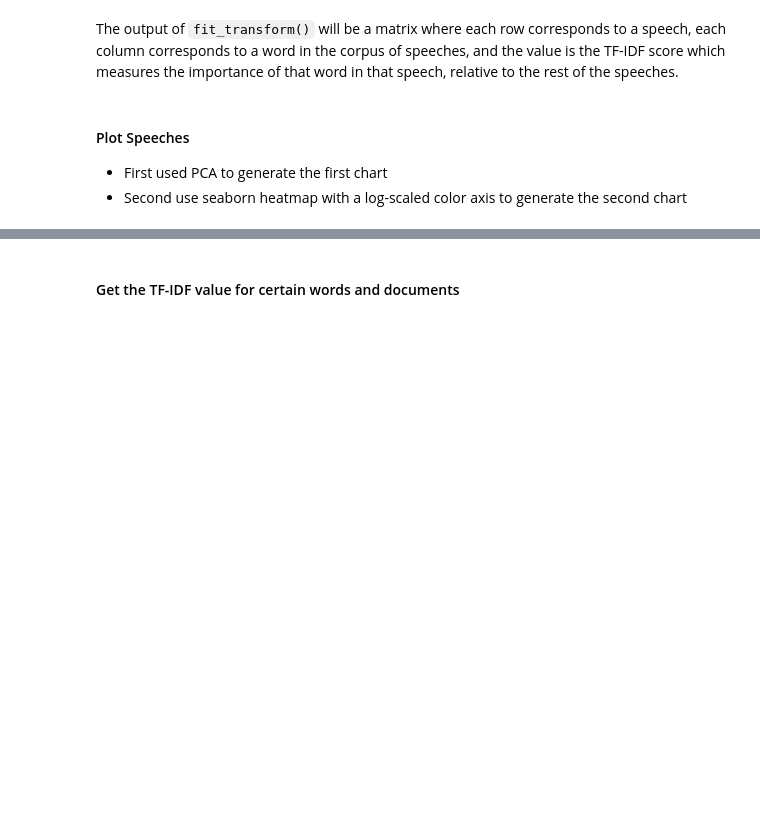
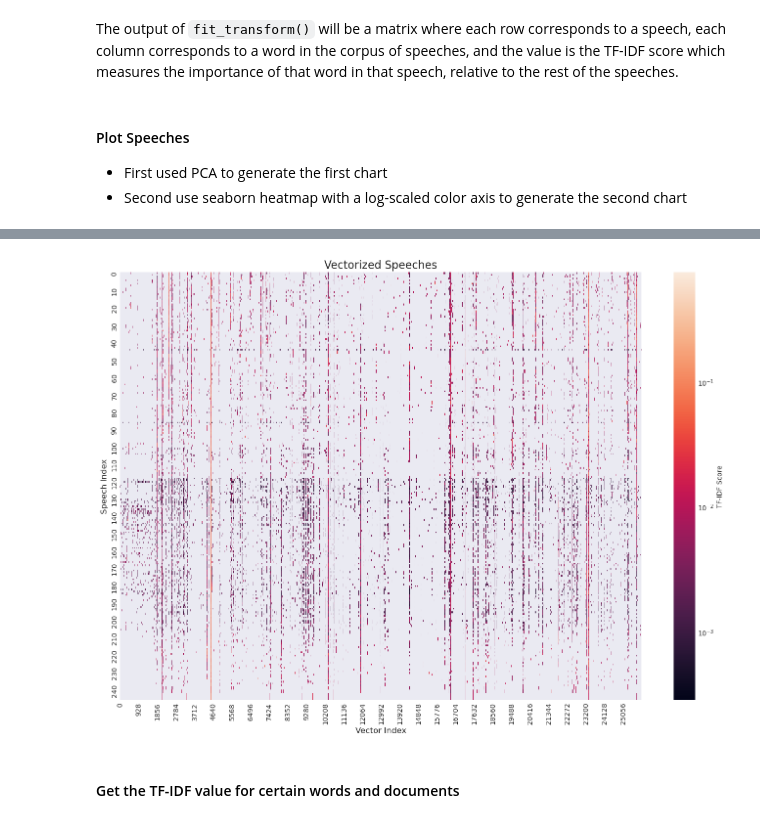
Before and after one commit to UCB-stat-159-f25/proj02-group08, a Jupyter notebook: notebooks/nlp-P02.ipynb, the cells around one changed output, grey strips where cells are left out. Saved outputs shown, nothing was run; the diff lists cells and outputs as text; code cells hidden in the pictures; blank space fills up the shorter version.

```diff
--- a/notebooks/nlp-P02.ipynb
+++ b/notebooks/nlp-P02.ipynb
@@ -377,6 +399,25 @@ The output of `fit_transform()` will be a matrix where each row corresponds to a
 # %%
-# Hint - vectorized_docs is a sparse matrix whose rows are speeches and columns are tokens, with each
-# value being a TF-IDF score. Densify this array first, and then plot using seaborn.
+densify_array = speech_vectors.toarray()
+
+plt.figure(figsize=(14, 10))
+
+sns.heatmap(
+    densify_array,
+    cmap="rocket",
+    norm=LogNorm(),
+    cbar_kws={'label': 'TF-IDF Score'},
+    xticklabels=928,
+    yticklabels=10
+)
+
+plt.title("Vectorized Speeches", fontsize=16)
+plt.xlabel("Vector Index", fontsize=12)
+plt.ylabel("Speech Index", fontsize=12)
+plt.tight_layout()
+plt.savefig("../outputs/vectorized_speeches_heatmap.png", dpi=300)
+plt.show()
+# %% [output]
+[figure, added]
 # %% [markdown]
 #### Get the TF-IDF value for certain words and documents
 # %%
```
Also changed, not shown: parts of 8 cells of this notebook, 4 other files.
